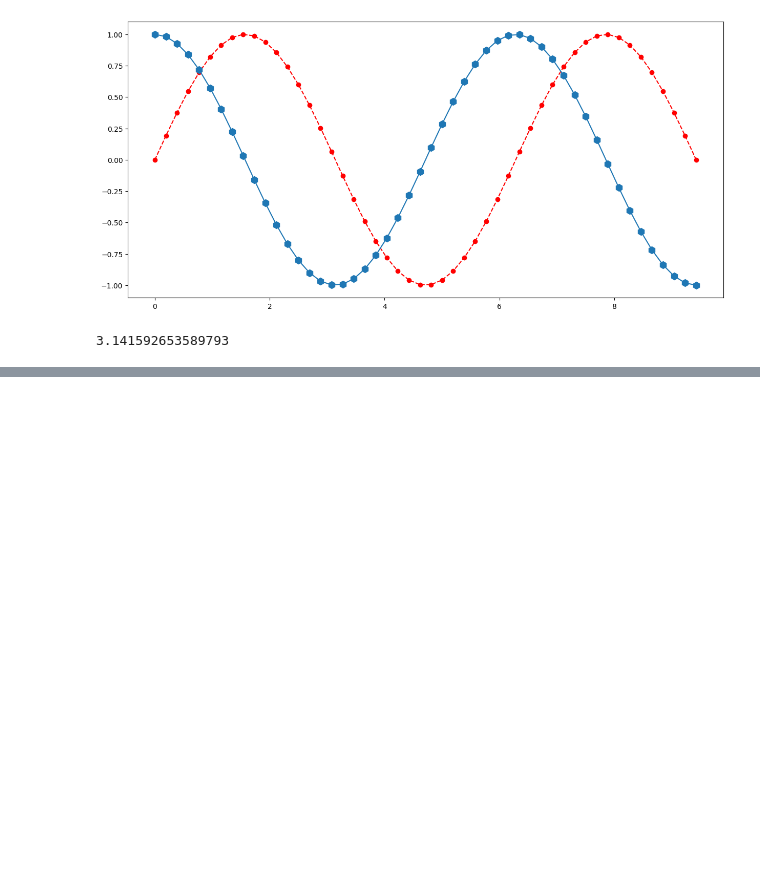
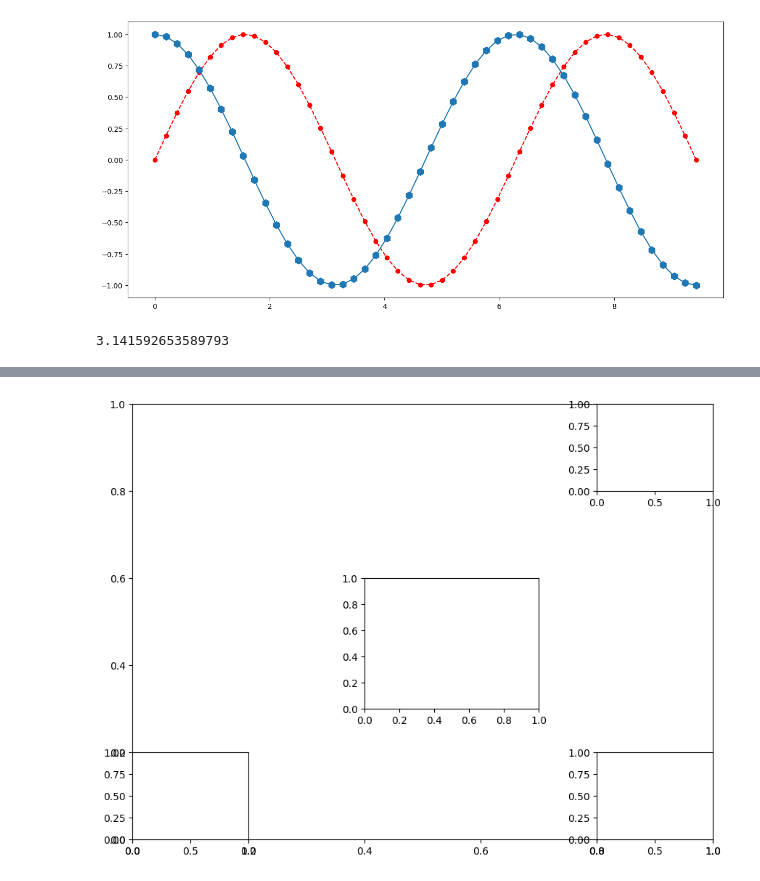
Before and after one commit to iamaanraza/pythonDS, a Jupyter notebook: dataanalysis/visualization.ipynb, the cells around one changed output, grey strips where cells are left out. Drawn from its saved outputs; the diff is of its cells as text; code cells hidden in the pictures; blank space fills up the shorter version.

```diff
--- a/dataanalysis/visualization.ipynb
+++ b/dataanalysis/visualization.ipynb
@@ -27,0 +28,11 @@ ValueError: 'h,markersize=10' is not a valid format string (two marker symbols)
+# %%
+years = [2010,2011,2012,2013,2014,2015]
+prices = [120,90,140,150,180,130]
+fig = plt.figure(figsize=(8,6))
+ax1 = fig.add_axes([0,0,1,1])
+ax2 = fig.add_axes([0,0,.2,.2])
+ax3 = fig.add_axes([.8,.8,.2,.2]) # X,Y, width , height
+ax4 = fig.add_axes([.8,0,.2,.2])
+ax5 = fig.add_axes([.4,.3,.3,.3])
+# %% [output]
+[figure, added]
```
Also changed, not shown: parts of 4 cells of this notebook.
